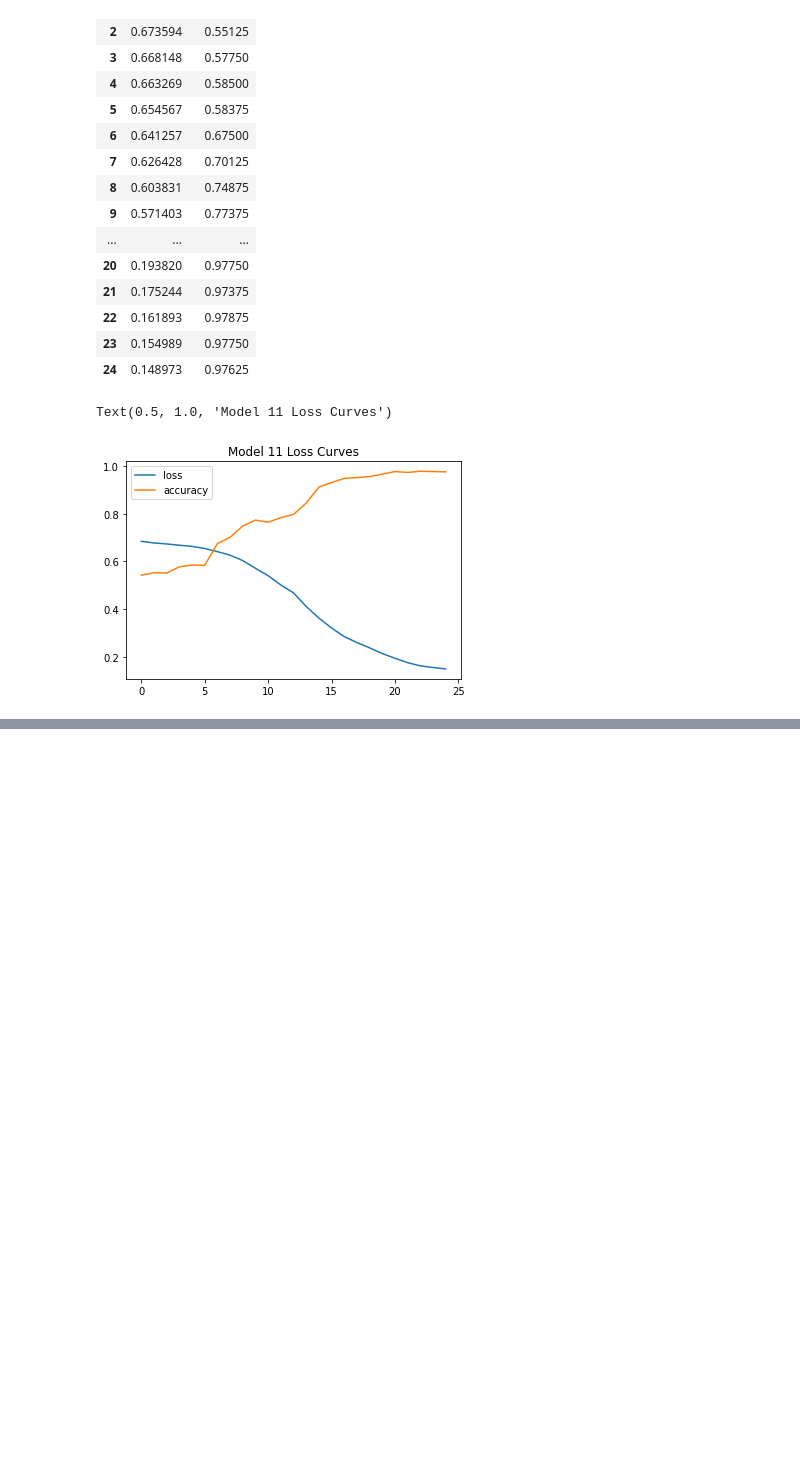
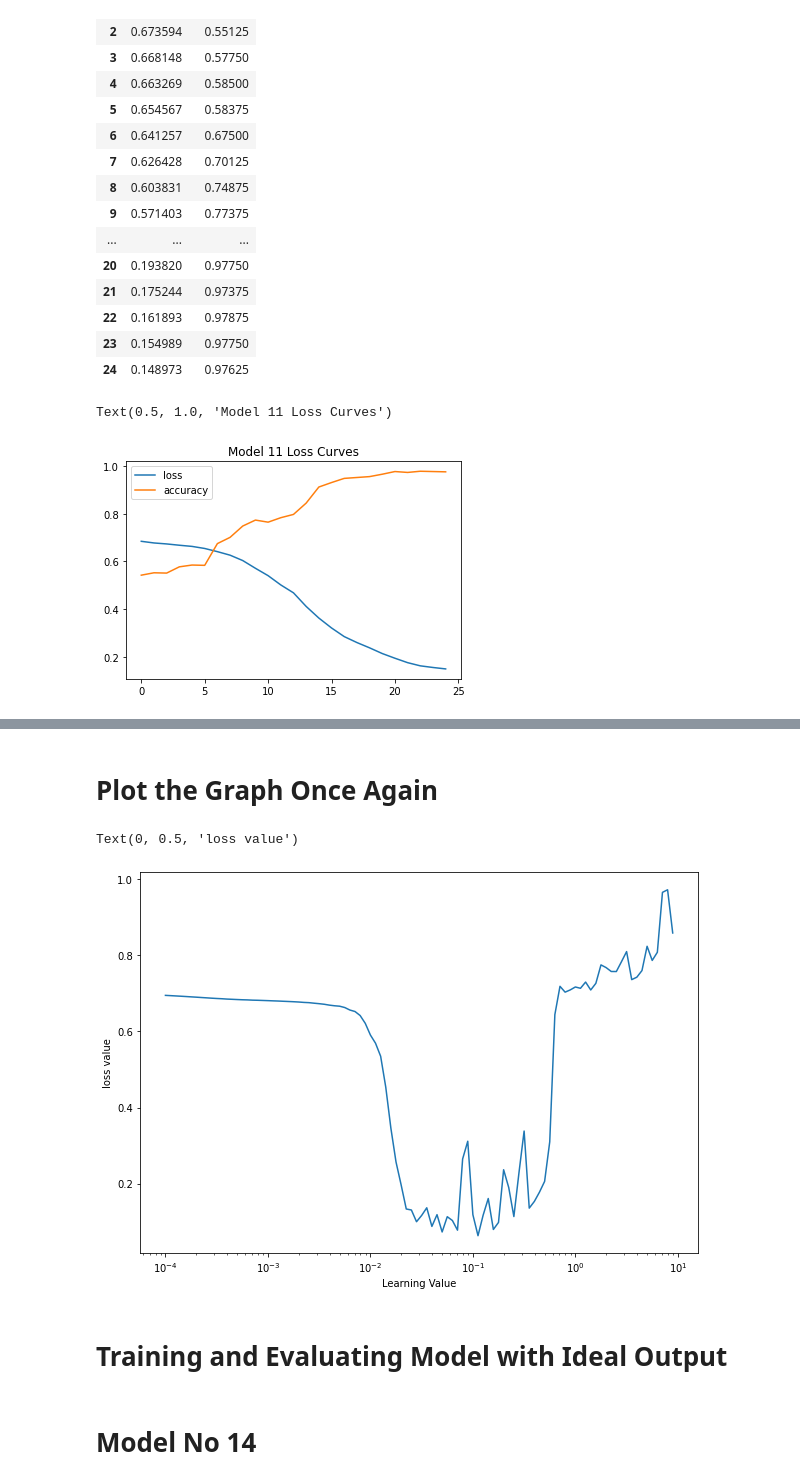
Before and after one commit to Mabtoor-Mabx/Tensor_Flow_Practices, a Jupyter notebook: Neural_Network_Classification_.ipynb, the cells around one changed output, grey strips where cells are left out. Saved outputs shown, nothing was run; the diff lists cells and outputs as text; code cells hidden in the pictures; blank space fills up the shorter version.

```diff
--- a/Neural_Network_Classification_.ipynb
+++ b/Neural_Network_Classification_.ipynb
@@ -993,0 +1162,16 @@ Text(0.5, 1.0, 'Model 11 Loss Curves')
+# %% [markdown]
+# Plot the Graph Once Again
+# %%
+lrs_2 = 1e-4 * (10 ** (tf.range(100)/20))
+
+plt.figure(figsize=(10,7))
+plt.semilogx(lrs_2 , history_13.history['loss'])
+plt.xlabel('Learning Value')
+plt.ylabel('loss value')
+# %% [output]
+Text(0, 0.5, 'loss value')
+[figure, added]
+# %% [markdown]
+# Training and Evaluating Model with Ideal Output
+# %% [markdown]
+# Model No 14
```
Also changed, not shown: parts of 51 cells of this notebook.
